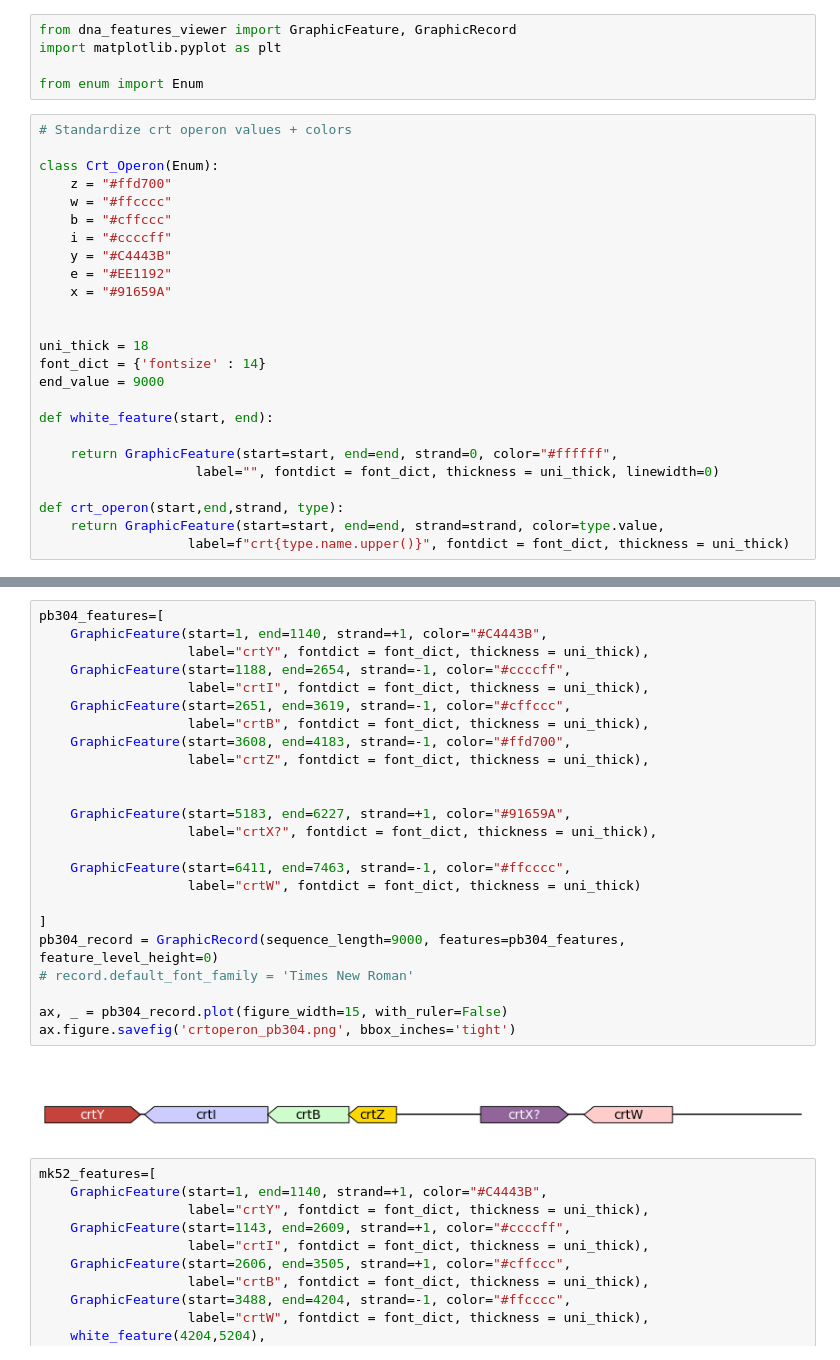
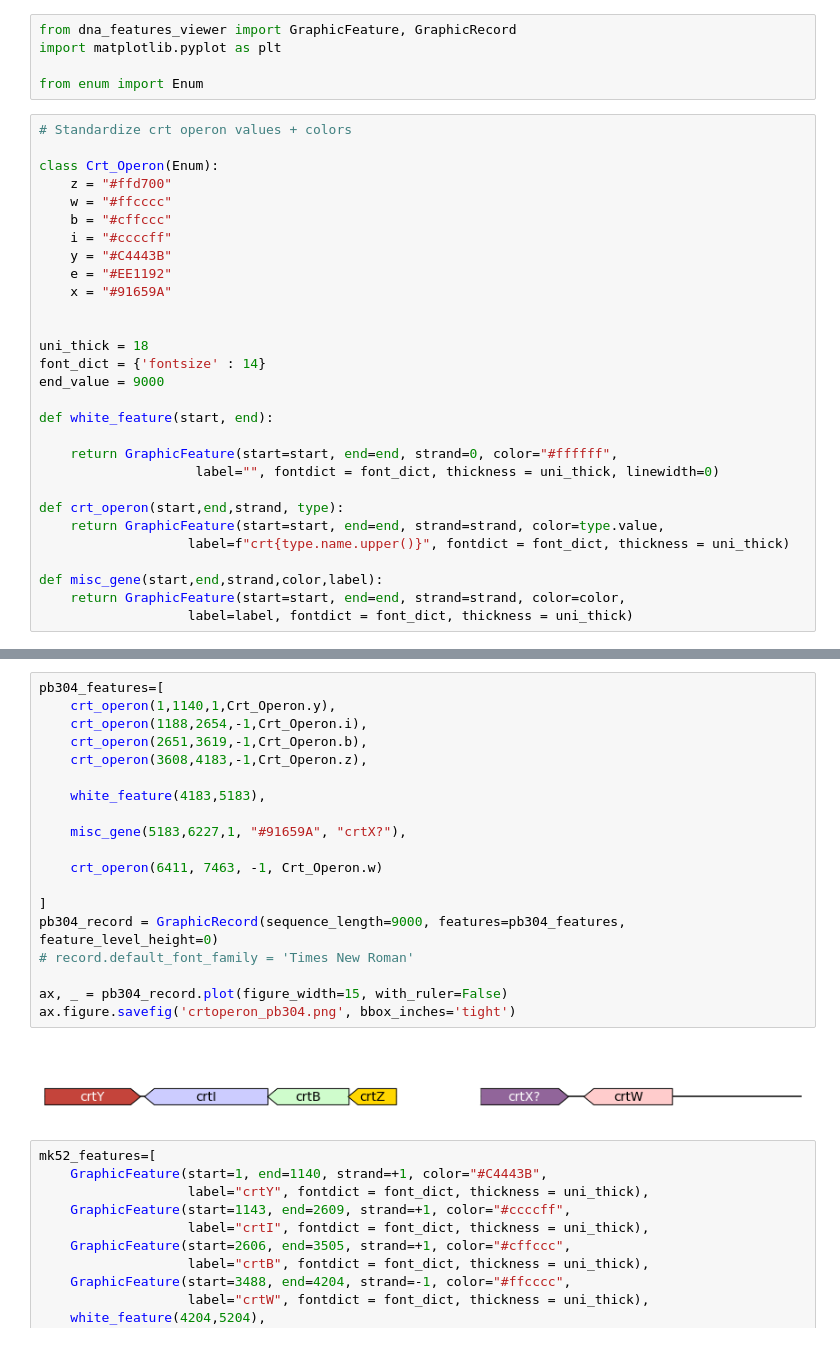
Before and after one commit to DarrenKey/Astaxanthin-RD1-Project, a Jupyter notebook: python-scripts/OperonCreation.ipynb, the cells around one changed output, grey strips where cells are left out. Saved outputs shown, nothing was run; the diff lists cells and outputs as text.

```diff
--- a/python-scripts/OperonCreation.ipynb
+++ b/python-scripts/OperonCreation.ipynb
@@ -48,6 +48,10 @@ def white_feature(start, end):
 def crt_operon(start,end,strand, type):
     return GraphicFeature(start=start, end=end, strand=strand, color=type.value,
                    label=f"crt{type.name.upper()}", fontdict = font_dict, thickness = uni_thick)
+
+def misc_gene(start,end,strand,color,label):
+    return GraphicFeature(start=start, end=end, strand=strand, color=color,
+                   label=label, fontdict = font_dict, thickness = uni_thick)
 # %%
 
 rd1_features=[
@@ -102,29 +102,24 @@ ax.figure.savefig('crtoperon_faciens.png', bbox_inches='tight')
 # %%
 pb304_features=[
-    GraphicFeature(start=1, end=1140, strand=+1, color="#C4443B",
-                   label="crtY", fontdict = font_dict, thickness = uni_thick),
-    GraphicFeature(start=1188, end=2654, strand=-1, color="#ccccff",
-                   label="crtI", fontdict = font_dict, thickness = uni_thick),
-    GraphicFeature(start=2651, end=3619, strand=-1, color="#cffccc",
-                   label="crtB", fontdict = font_dict, thickness = uni_thick),
-    GraphicFeature(start=3608, end=4183, strand=-1, color="#ffd700",
-                   label="crtZ", fontdict = font_dict, thickness = uni_thick),
+    crt_operon(1,1140,1,Crt_Operon.y),
+    crt_operon(1188,2654,-1,Crt_Operon.i),
+    crt_operon(2651,3619,-1,Crt_Operon.b),
+    crt_operon(3608,4183,-1,Crt_Operon.z),
 
+    white_feature(4183,5183),
 
-    GraphicFeature(start=5183, end=6227, strand=+1, color="#91659A",
-                   label="crtX?", fontdict = font_dict, thickness = uni_thick),
+    misc_gene(5183,6227,1, "#91659A", "crtX?"),
 
-    GraphicFeature(start=6411, end=7463, strand=-1, color="#ffcccc",
-                   label="crtW", fontdict = font_dict, thickness = uni_thick)
+    crt_operon(6411, 7463, -1, Crt_Operon.w)
 
 ]
 pb304_record = GraphicRecord(sequence_length=9000, features=pb304_features, feature_level_height=0)
 # record.default_font_family = 'Times New Roman'
 
 ax, _ = pb304_record.plot(figure_width=15, with_ruler=False)
 ax.figure.savefig('crtoperon_pb304.png', bbox_inches='tight')
 # %% [output]
-[figure, old version]
+[figure, new version]
 # %%
 mk52_features=[
     GraphicFeature(start=1, end=1140, strand=+1, color="#C4443B",
```
Also changed, not shown: parts of 2 cells of this notebook.
